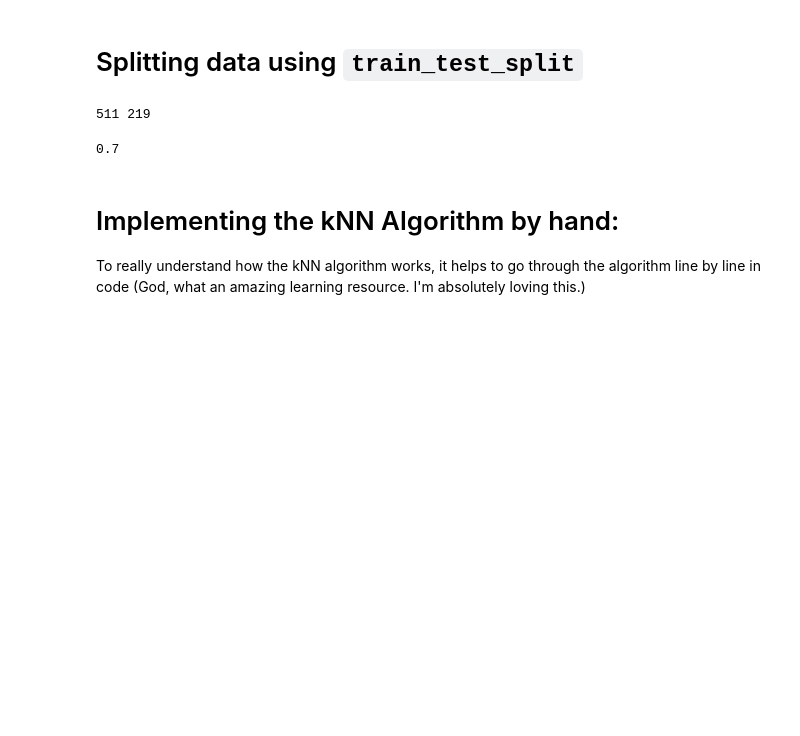
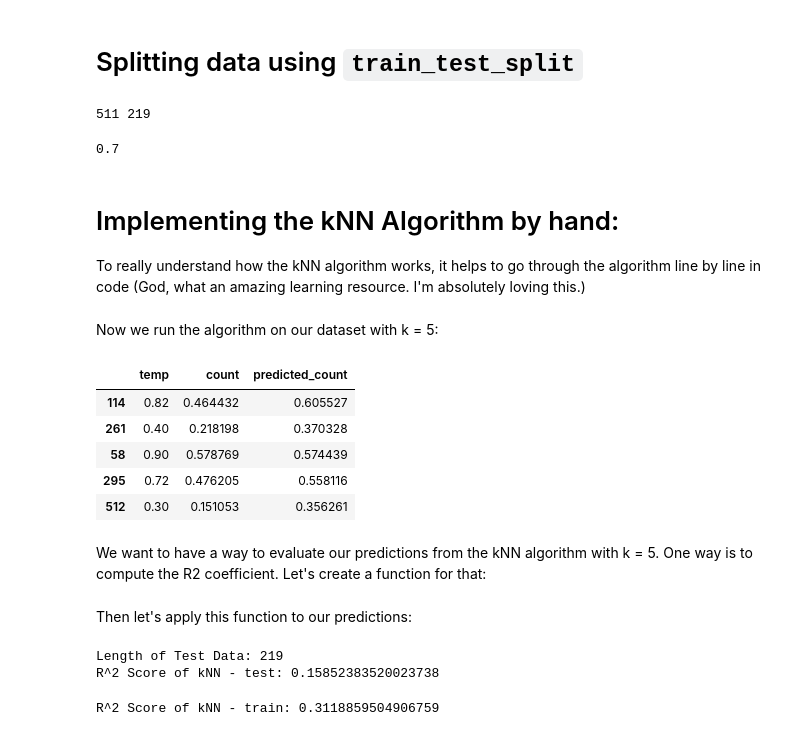
Before and after one commit to crdcamp/lin-reg-application, a Jupyter notebook: references/2_lin_reg_knn_reg_and_inference.ipynb, the cells around one changed output. Saved outputs shown, nothing was run; the diff lists cells and outputs as text; code cells hidden in the pictures; blank space fills up the shorter version.

```diff
--- a/references/2_lin_reg_knn_reg_and_inference.ipynb
+++ b/references/2_lin_reg_knn_reg_and_inference.ipynb
@@ -500,3 +500,18 @@ def knn_algorithm(train, test, k):
     predict["predicted_count"] = pd.Series(predictions, index=test.index)
 
     return predict
+# %% [markdown]
+Now we run the algorithm on our dataset with k = 5:
+# %%
+k = 5
+predicted_knn = knn_algorithm(train_data, test_data, k)
+predicted_knn.head()
+# %% [output]
+|  | temp | count | predicted_count |
+| 114 | 0.82 | 0.464432 | 0.605527 |
+| 261 | 0.40 | 0.218198 | 0.370328 |
+| 58 | 0.90 | 0.578769 | 0.574439 |
+| 295 | 0.72 | 0.476205 | 0.558116 |
+| 512 | 0.30 | 0.151053 | 0.356261 |
+# %% [markdown]
+We want to have a way to evaluate our predictions from the kNN algorithm with k = 5. One way is to compute the R2 coefficient. Let's create a function for that:
@@ -502,0 +528,13 @@ def knn_algorithm(train, test, k):
+# %% [markdown]
+Then let's apply this function to our predictions:
+# %%
+print("Length of Test Data:",len(test_data))
+print("R^2 Score of kNN - test:", evaluate(predicted_knn, test_data))
+# %% [output]
+Length of Test Data: 219
+R^2 Score of kNN - test: 0.15852383520023738
+# %%
+predicted_knn_train = knn_algorithm(train_data, train_data, k)
+print("R^2 Score of kNN - train:", evaluate(predicted_knn_train, train_data))
+# %% [output]
+R^2 Score of kNN - train: 0.3118859504906759
```
Also changed, not shown: parts of 2 cells of this notebook.
